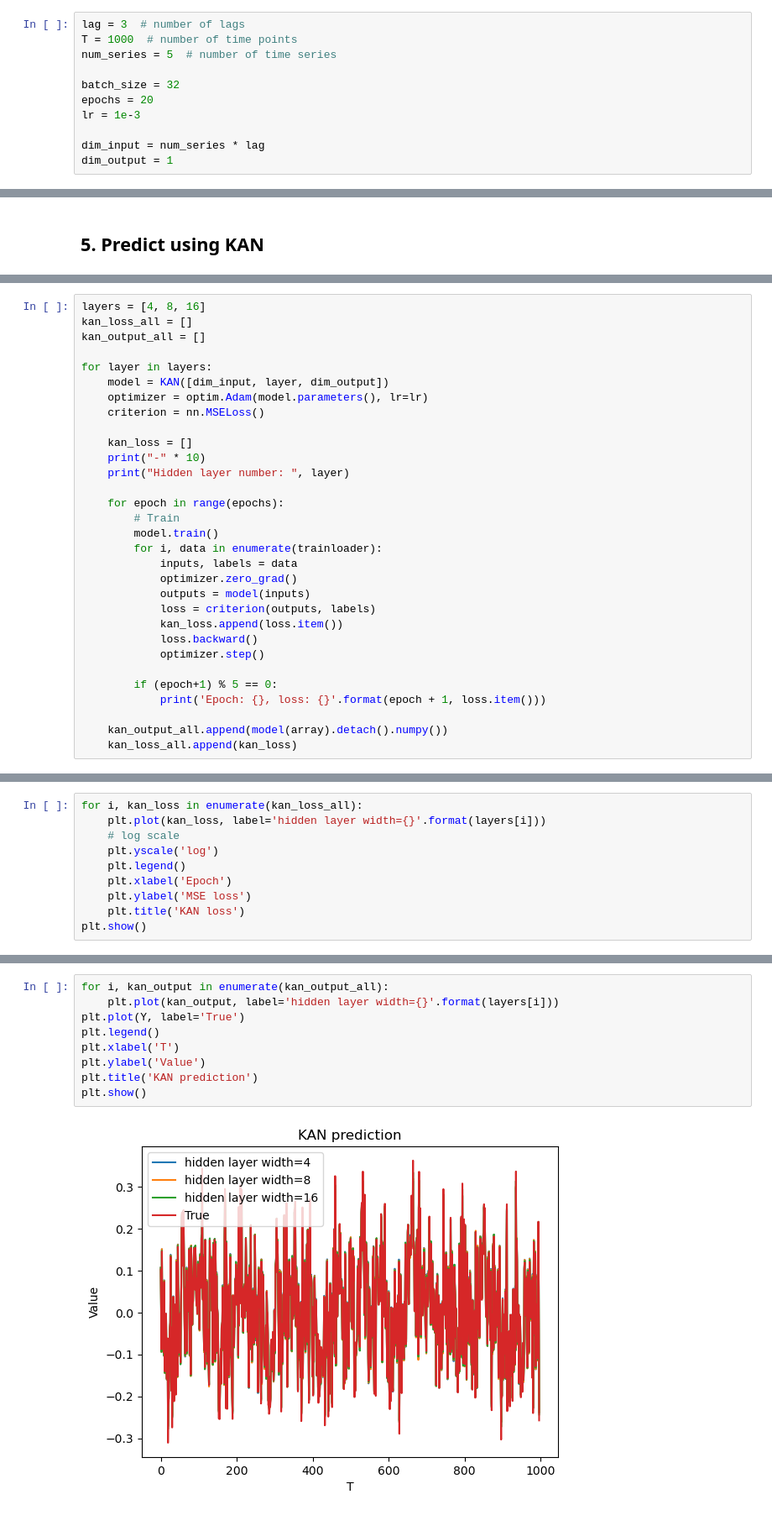
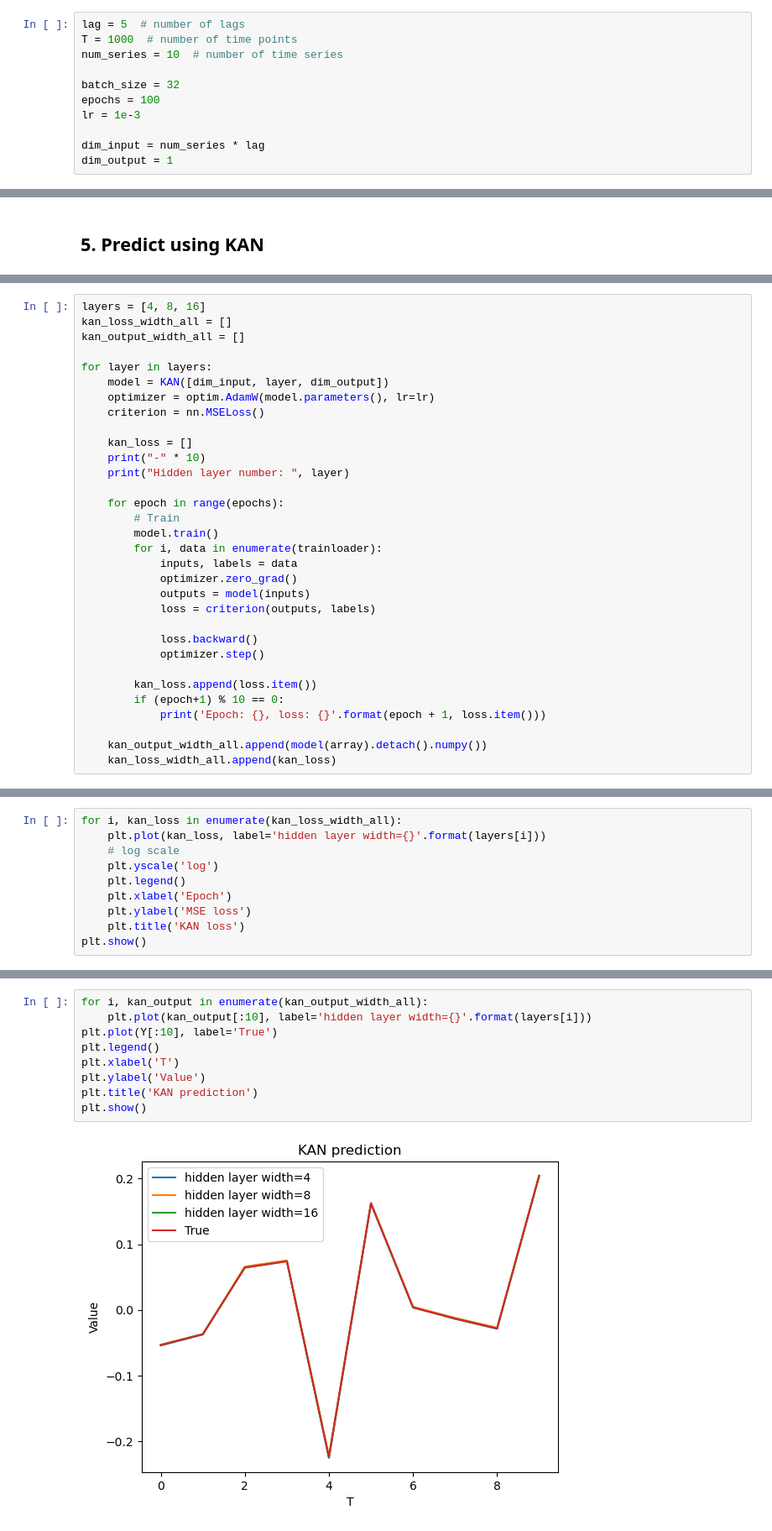
Before and after one commit to MorganREN/TKAN4GrangerCausality, a Jupyter notebook: KAN4Granger/KANvsMLP_TS_demo.ipynb, the cells around one changed output, grey strips where cells are left out. Shown at 84% size. Cells and saved outputs as stored; diff of their text form.

```diff
--- a/KAN4Granger/KANvsMLP_TS_demo.ipynb
+++ b/KAN4Granger/KANvsMLP_TS_demo.ipynb
@@ -21,12 +21,12 @@ from tqdm import tqdm
 # %% [markdown]
 ## 2. Hyperparameters
 # %%
-lag = 3  # number of lags
+lag = 5  # number of lags
 T = 1000  # number of time points
-num_series = 5  # number of time series
+num_series = 10  # number of time series
 
 batch_size = 32
-epochs = 20
+epochs = 100
 lr = 1e-3
 
 dim_input = num_series * lag
@@ -132,11 +139,11 @@ torch.Size([997, 1])
 # %%
 layers = [4, 8, 16]
-kan_loss_all = []
-kan_output_all = []
+kan_loss_width_all = []
+kan_output_width_all = []
 
 for layer in layers:
     model = KAN([dim_input, layer, dim_output])
-    optimizer = optim.Adam(model.parameters(), lr=lr)
+    optimizer = optim.AdamW(model.parameters(), lr=lr)
     criterion = nn.MSELoss()
 
     kan_loss = []
@@ -151,15 +158,16 @@ for layer in layers:
             optimizer.zero_grad()
             outputs = model(inputs)
             loss = criterion(outputs, labels)
-            kan_loss.append(loss.item())
+
             loss.backward()
             optimizer.step()
 
-        if (epoch+1) % 5 == 0:
+        kan_loss.append(loss.item())
+        if (epoch+1) % 10 == 0:
             print('Epoch: {}, loss: {}'.format(epoch + 1, loss.item()))
 
-    kan_output_all.append(model(array).detach().numpy())
-    kan_loss_all.append(kan_loss)
+    kan_output_width_all.append(model(array).detach().numpy())
+    kan_loss_width_all.append(kan_loss)
 # %% [output]
 ----------
 Hidden layer number:  4
@@ -182,5 +189,5 @@ Epoch: 20, loss: 2.9228953280835412e-05
 # %%
-for i, kan_loss in enumerate(kan_loss_all):
+for i, kan_loss in enumerate(kan_loss_width_all):
     plt.plot(kan_loss, label='hidden layer width={}'.format(layers[i]))
     # log scale
     plt.yscale('log')
@@ -194,11 +201,11 @@ plt.show()
 # %%
-for i, kan_output in enumerate(kan_output_all):
-    plt.plot(kan_output, label='hidden layer width={}'.format(layers[i]))
-plt.plot(Y, label='True')
+for i, kan_output in enumerate(kan_output_width_all):
+    plt.plot(kan_output[:10], label='hidden layer width={}'.format(layers[i]))
+plt.plot(Y[:10], label='True')
 plt.legend()
 plt.xlabel('T')
 plt.ylabel('Value')
 plt.title('KAN prediction')
 plt.show()
 # %% [output]
-[figure, old version]
+[figure, new version]
```
Also changed, not shown: parts of 17 cells of this notebook.
